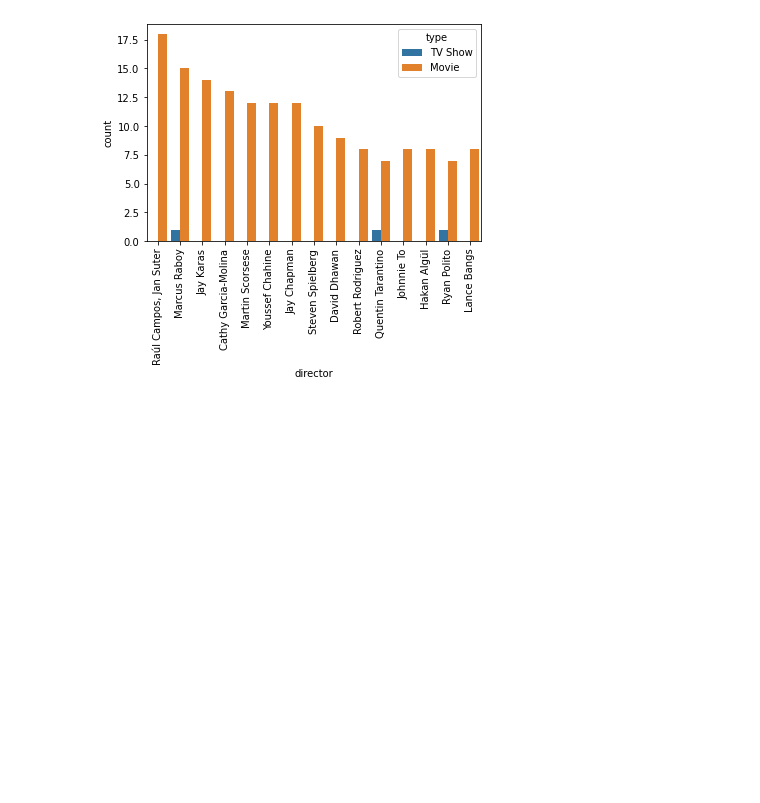
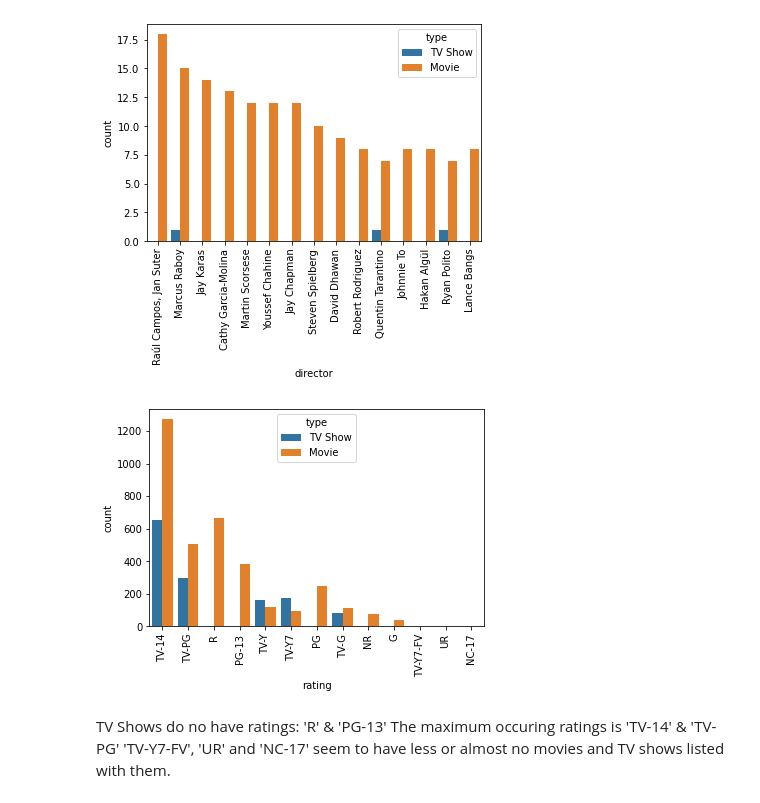
Before and after one commit to V-dit/Netflix-movies-and-tv-shows, a Jupyter notebook: NETFLIX_MOVIES_AND_TV_SHOWS_CLUSTERING.ipynb, the cells around one changed output. Cells and saved outputs as stored; diff of their text form; code cells hidden in the pictures; blank space fills up the shorter version.

```diff
--- a/NETFLIX_MOVIES_AND_TV_SHOWS_CLUSTERING.ipynb
+++ b/NETFLIX_MOVIES_AND_TV_SHOWS_CLUSTERING.ipynb
@@ -280,3 +286,17 @@ plot_director.set_xticklabels(plot_director.get_xticklabels(), rotation=90)
 plt.show()
 # %% [output]
 [figure]
+# %%
+#plotting the countplot of top directors producing the movies and tv shows
+#Here, we have not seperated the director names  inorder to keep the data intact.
+list_order2 = df.rating.value_counts().index[1:16]
+plot_rating = sns.countplot(data = df, x = 'rating', hue = 'type',
+                                  order = list_order2)
+plot_rating.set_xticklabels(plot_rating.get_xticklabels(), rotation=90)
+plt.show()
+# %% [output]
+[figure, added]
+# %% [markdown]
+TV Shows do no have ratings: 'R' & 'PG-13'
+The maximum occuring ratings is 'TV-14' & 'TV-PG'
+'TV-Y7-FV', 'UR' and 'NC-17' seem to have less or almost no movies and TV shows listed with them.
```
Also changed, not shown: parts of 2 cells of this notebook.
